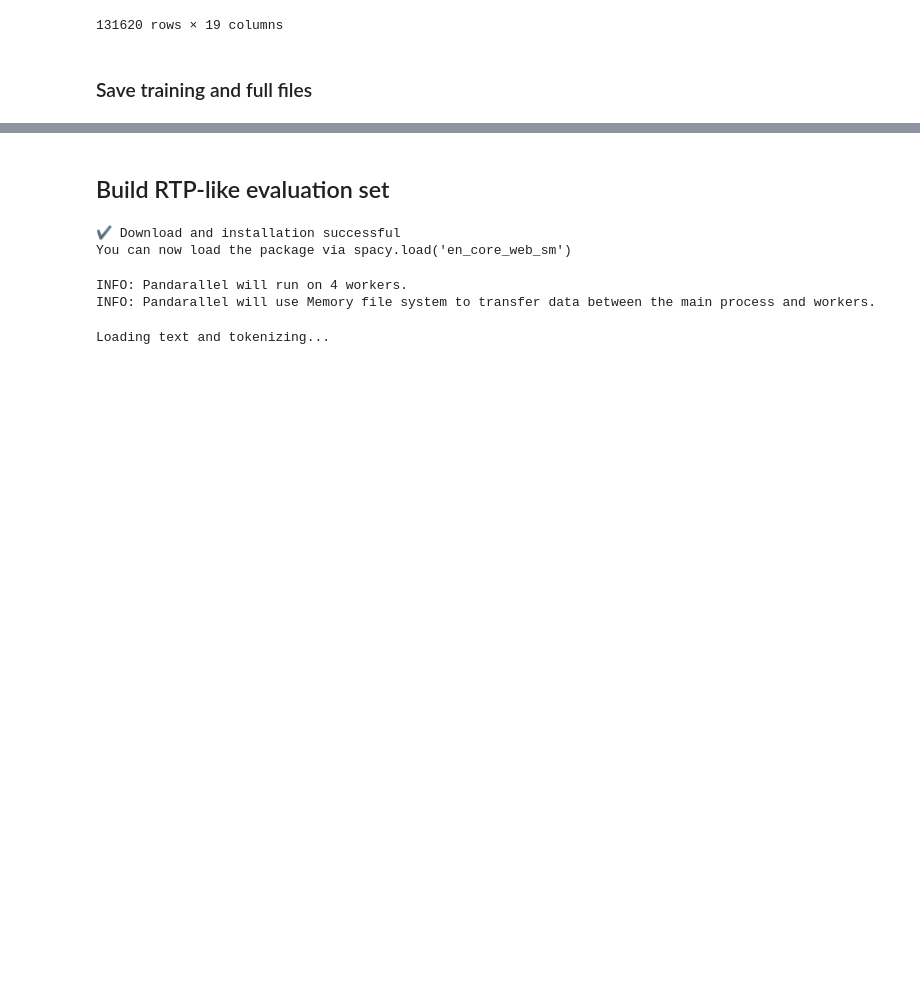
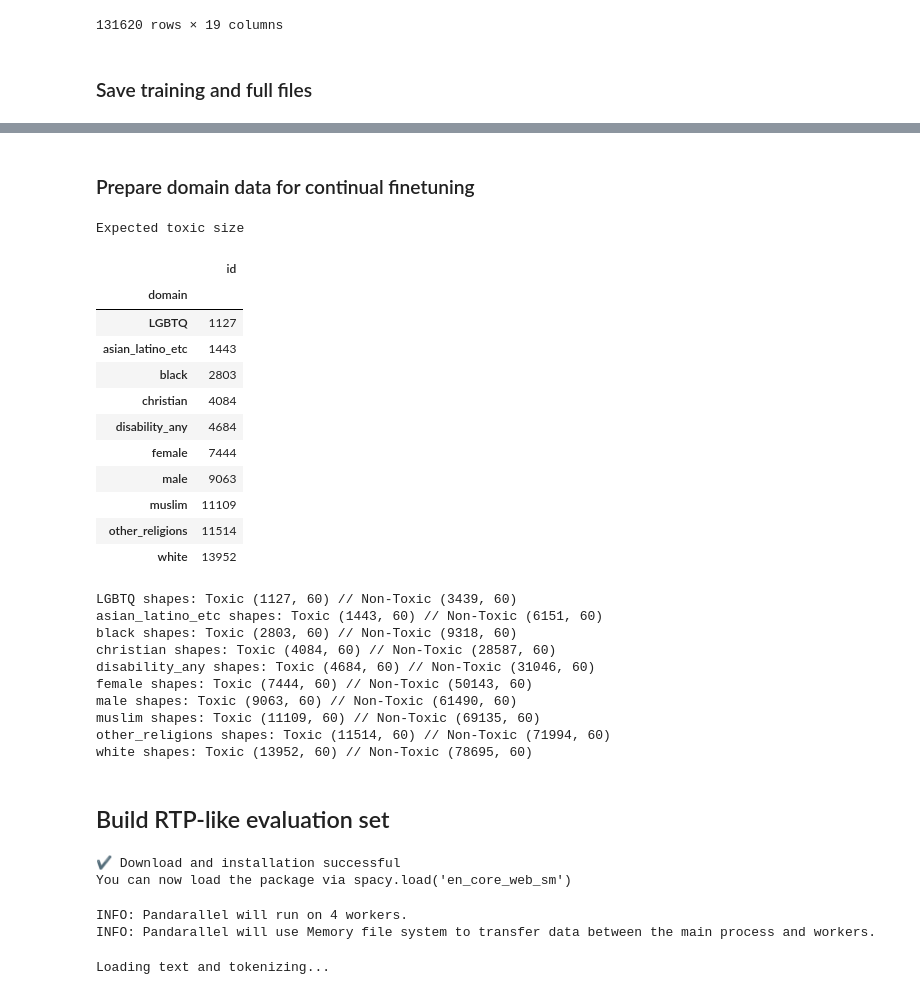
Before and after one commit to luizapozzobon/goodtriever-pt, a Jupyter notebook: continual_learning/00_data_prep.ipynb, the cells around one changed output, grey strips where cells are left out. Drawn from its saved outputs; the diff is of its cells as text; code cells hidden in the pictures; blank space fills up the shorter version.

Commit message:
chore: cumsum data for continual finetuning experiments

```diff
--- a/continual_learning/00_data_prep.ipynb
+++ b/continual_learning/00_data_prep.ipynb
@@ -179,3 +180,50 @@ black shapes: Toxic (1360, 60) // Non-Toxic (3167, 60)
+# %% [markdown]
+### Prepare domain data for continual finetuning
+# %%
+split = "train"
+output = output_folder / "domains" / split / "continual_finetuning"
+output.mkdir(parents=True, exist_ok=True)
+
+print(f"Expected toxic size")
+display(wilds_identity.query("split == @split and toxic == 1").groupby(["domain"])[["id"]].count().cumsum())
+
+domains = sorted(domains)
+for d, domain in enumerate(domains):
+    curr_domains = domains[:d+1]
+    df = wilds_identity.query(f"domain in @curr_domains and split == @split")
+    df = df.rename(columns={'comment_text': 'text'})
+    toxic = df.query("toxic == 1")
+    nontoxic = df.query("toxic == 0")
+    print(f"{domain} shapes: Toxic {toxic.shape} // Non-Toxic {nontoxic.shape}")
+
+    output.mkdir(exist_ok=True, parents=True)
+
+    toxic[["text"]].to_json(output / f"wilds_single_identity_{d}of{len(domains)}_{domain}_toxic.json", orient="records")
+    nontoxic[["text"]].to_json(output / f"wilds_single_identity_{d}of{len(domains)}_{domain}_nontoxic.json", orient="records")
+# %% [output]
+Expected toxic size
+|  | id |
+| domain |  |
+| LGBTQ | 1127 |
+| asian_latino_etc | 1443 |
+| black | 2803 |
+| christian | 4084 |
+| disability_any | 4684 |
+| female | 7444 |
+| male | 9063 |
+| muslim | 11109 |
+| other_religions | 11514 |
+| white | 13952 |
+LGBTQ shapes: Toxic (1127, 60) // Non-Toxic (3439, 60)
+asian_latino_etc shapes: Toxic (1443, 60) // Non-Toxic (6151, 60)
+black shapes: Toxic (2803, 60) // Non-Toxic (9318, 60)
+christian shapes: Toxic (4084, 60) // Non-Toxic (28587, 60)
+disability_any shapes: Toxic (4684, 60) // Non-Toxic (31046, 60)
+female shapes: Toxic (7444, 60) // Non-Toxic (50143, 60)
+male shapes: Toxic (9063, 60) // Non-Toxic (61490, 60)
+muslim shapes: Toxic (11109, 60) // Non-Toxic (69135, 60)
+other_religions shapes: Toxic (11514, 60) // Non-Toxic (71994, 60)
+white shapes: Toxic (13952, 60) // Non-Toxic (78695, 60)
 # %% [markdown]
 ## Build RTP-like evaluation set
 # %%
```
Also changed, not shown: parts of 1 cell of this notebook.
